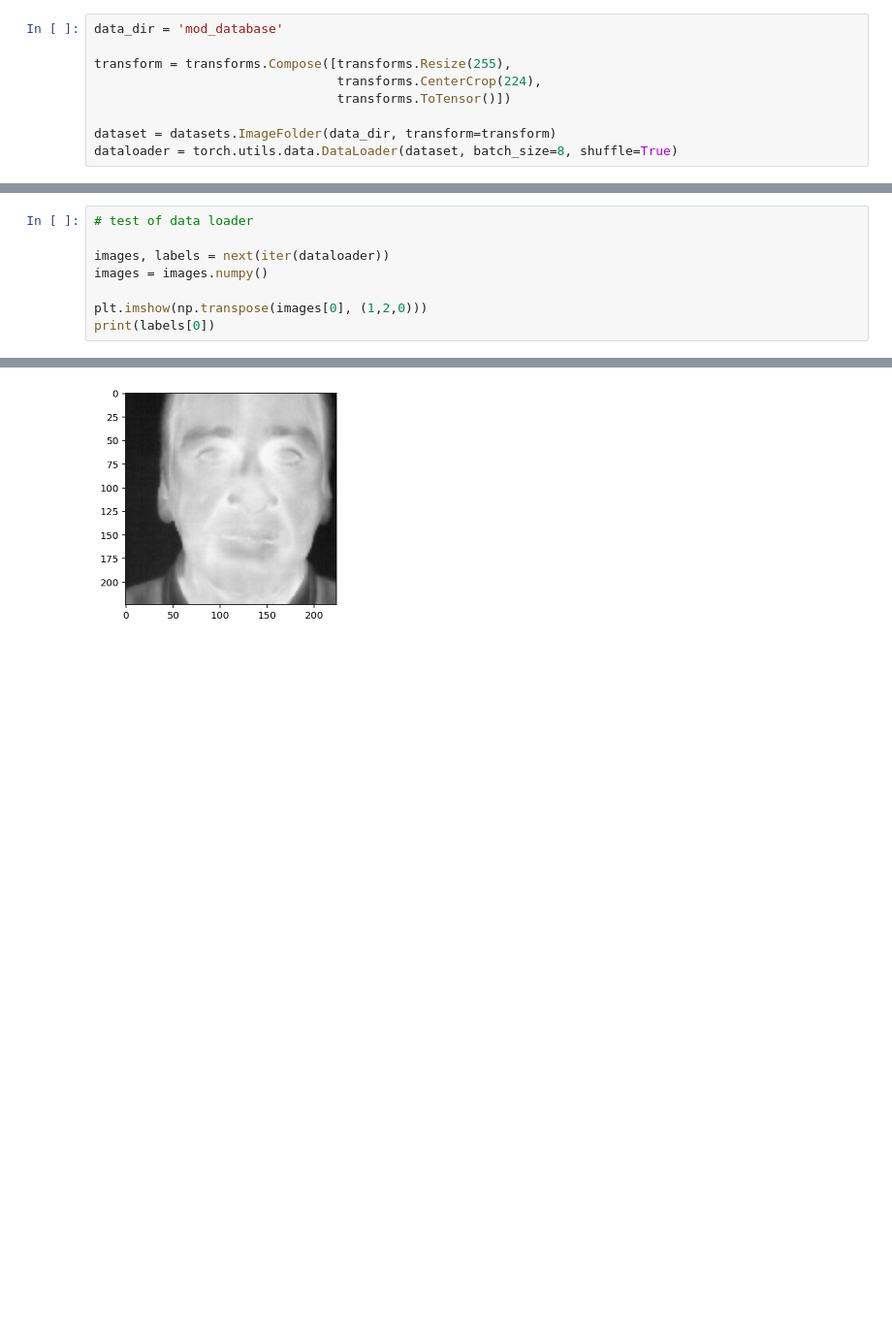
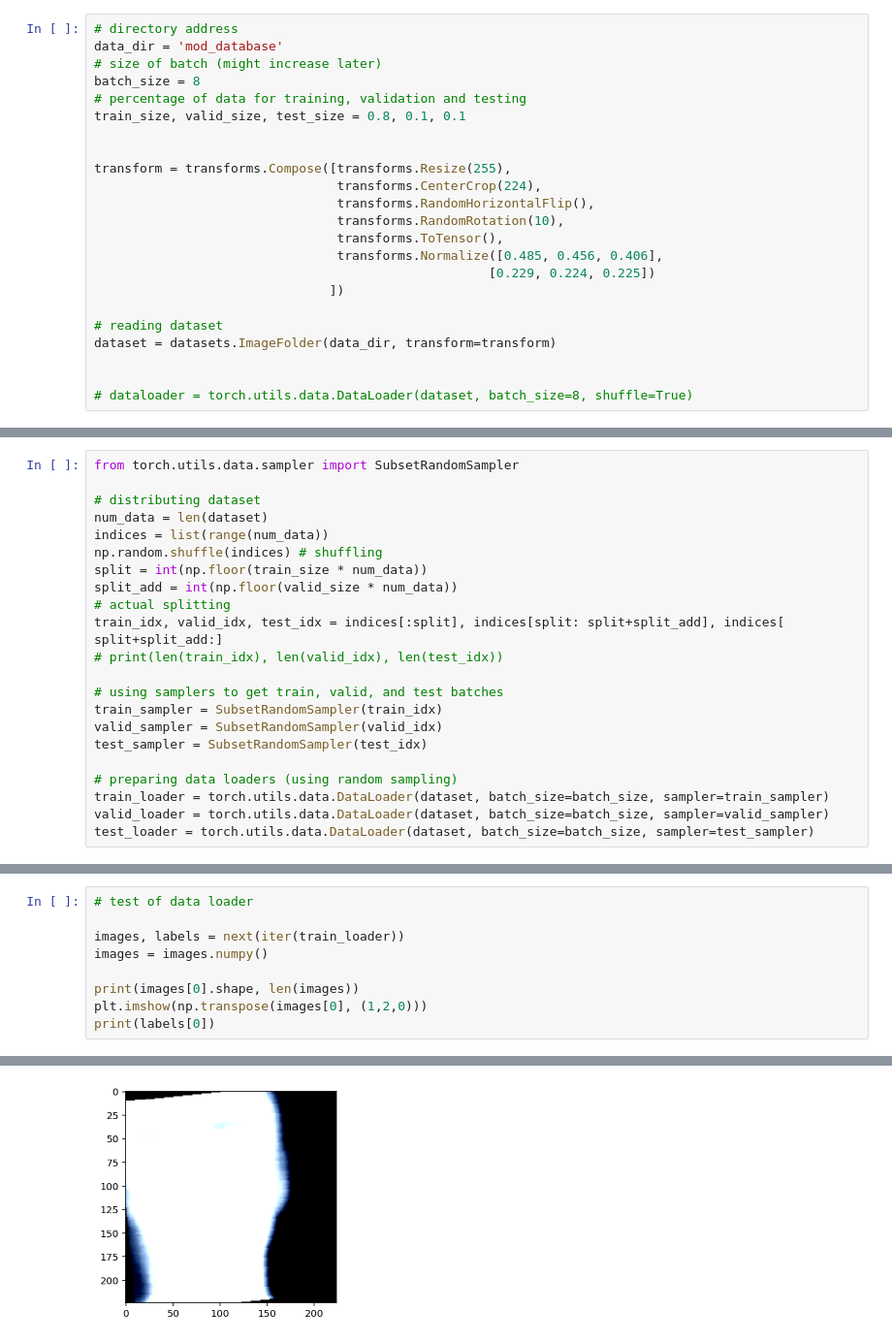
Before and after one commit to nik1806/sober_drunk_classification, a Jupyter notebook: drunk_classifier.ipynb, the cells around one changed output, grey strips where cells are left out. Shown: that part at 97% size. Cells and saved outputs as stored; diff of their text form; blank space fills up the shorter version.

Commit message:
data formatting and loading done

```diff
--- a/drunk_classifier.ipynb
+++ b/drunk_classifier.ipynb
@@ -26,9 +30,23 @@ CUDA is available!  Training on GPU ...
 # %%
+# directory address
 data_dir = 'mod_database'
+# size of batch (might increase later)
+batch_size = 8
+# percentage of data for training, validation and testing
+train_size, valid_size, test_size = 0.8, 0.1, 0.1
+
 
 transform = transforms.Compose([transforms.Resize(255),
                                 transforms.CenterCrop(224),
-                                transforms.ToTensor()])
+                                transforms.RandomHorizontalFlip(),
+                                transforms.RandomRotation(10),
+                                transforms.ToTensor(),
+                                transforms.Normalize([0.485, 0.456, 0.406],
+                                                    [0.229, 0.224, 0.225])
+                               ])
 
+# reading dataset
 dataset = datasets.ImageFolder(data_dir, transform=transform)
-dataloader = torch.utils.data.DataLoader(dataset, batch_size=8, shuffle=True)
+
+
+# dataloader = torch.utils.data.DataLoader(dataset, batch_size=8, shuffle=True)
@@ -34,0 +55,22 @@ dataloader = torch.utils.data.DataLoader(dataset, batch_size=8, shuffle=True)
+# %%
+from torch.utils.data.sampler import SubsetRandomSampler
+
+# distributing dataset
+num_data = len(dataset)
+indices = list(range(num_data))
+np.random.shuffle(indices) # shuffling
+split = int(np.floor(train_size * num_data))
+split_add = int(np.floor(valid_size * num_data))
+# actual splitting
+train_idx, valid_idx, test_idx = indices[:split], indices[split: split+split_add], indices[ split+split_add:]
+# print(len(train_idx), len(valid_idx), len(test_idx))
+
+# using samplers to get train, valid, and test batches
+train_sampler = SubsetRandomSampler(train_idx)
+valid_sampler = SubsetRandomSampler(valid_idx)
+test_sampler = SubsetRandomSampler(test_idx)
+
+# preparing data loaders (using random sampling)
+train_loader = torch.utils.data.DataLoader(dataset, batch_size=batch_size, sampler=train_sampler)
+valid_loader = torch.utils.data.DataLoader(dataset, batch_size=batch_size, sampler=valid_sampler)
+test_loader = torch.utils.data.DataLoader(dataset, batch_size=batch_size, sampler=test_sampler)
@@ -35,9 +79,10 @@ dataloader = torch.utils.data.DataLoader(dataset, batch_size=8, shuffle=True)
 # %%
 # test of data loader
 
-images, labels = next(iter(dataloader))
+images, labels = next(iter(train_loader))
 images = images.numpy()
 
+print(images[0].shape, len(images))
 plt.imshow(np.transpose(images[0], (1,2,0)))
 print(labels[0])
 # %% [output]
@@ -45 +92 @@ tensor(1)
-[figure, old version]
+[figure, new version]
```
Also changed, not shown: parts of 7 cells of this notebook.
